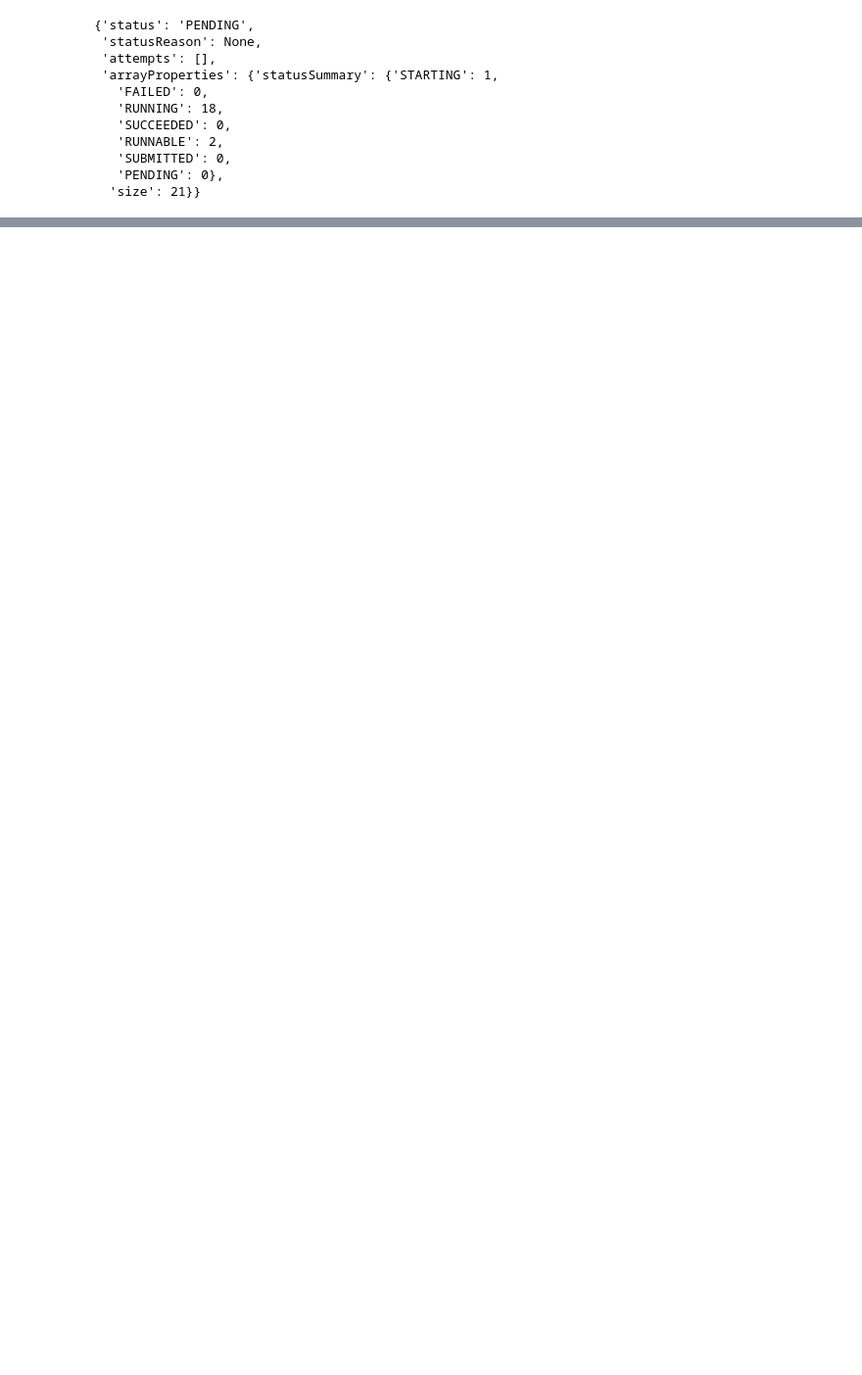
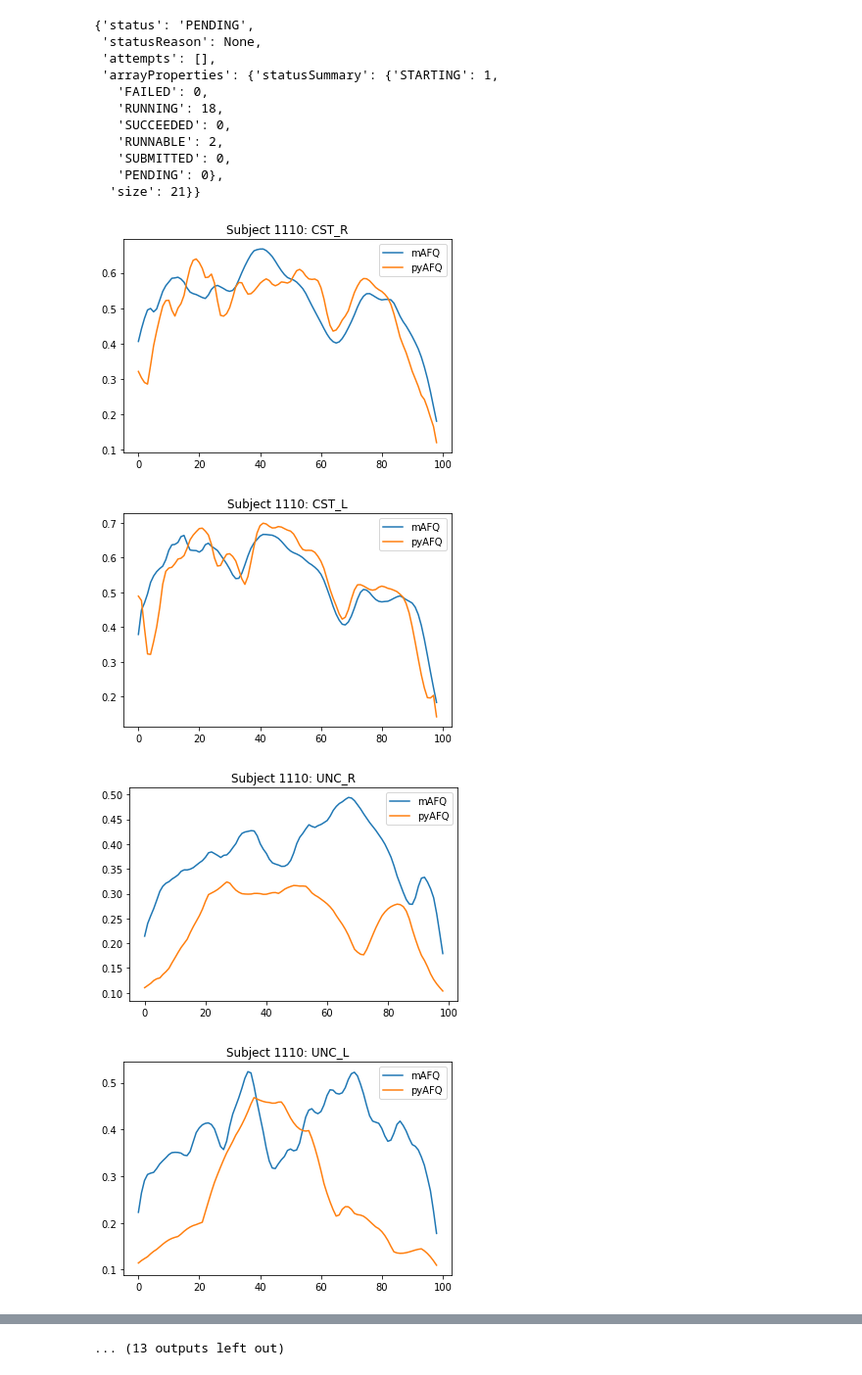
Before and after one commit to 36000/pyAFQ-scripts, a Jupyter notebook: cloudknot/cloudknot_prek.ipynb, the cells around one changed output, grey strips where cells are left out. Shown at 98% size. Cells and saved outputs as stored; diff of their text form; code cells hidden in the pictures; blank space fills up the shorter version.

Commit message:
script for prek added

```diff
--- a/cloudknot/cloudknot_prek.ipynb
+++ b/cloudknot/cloudknot_prek.ipynb
@@ -249,0 +137,20 @@ j0.status
+# %%
+import s3fs
+s3 = s3fs.S3FileSystem(anon=False)
+
+try:
+    s3.get(f'prek-diffusion/derivatives/AFQ_allvols_rt_ses-pre_19-Nov-2019.mat', 'source.mat')
+except FileNotFoundError:
+    print(f'mAFQ streamlines not found')
+
+# use AFQ browser to process this
+# %%
+for subject in inputs:
+    try:
+        s3.get(f'prek-diffusion/derivatives/sub-{subject}/pyafq/sub-{subject}/sub-{subject}_model-csd_track-det_segment-afq_profiles.csv', f'sub-{subject}_pyAFQ_profiles.csv')
+    except FileNotFoundError:
+        print(f'subject {subject} streamlines not found')
+# %%
+import pandas as pd
+import numpy as np
+profiles_matlab = pd.read_csv('./AFQ-browser/client/data/nodes.csv')
@@ -249,0 +184,31 @@ j0.status
+# %%
+from matplotlib import pyplot as plt
+from sklearn.metrics import f1_score
+bundles = ['CST_R', 'CST_L', 'UNC_R', 'UNC_L', 'IFO_L', 'IFO_R', 'ARC_R', 'ARC_L']
+subjects = [1110,1112,1113]
+
+percent_diffs = pd.DataFrame(index=bundles, columns=subjects)
+for subject in subjects:
+    for bundle in bundles:
+        profiles_afq = pd.read_csv(f'sub-{subject}_pyAFQ_profiles.csv')
+
+        ml_test = profiles_matlab[(profiles_matlab['subjectID'] == subject) & (profiles_matlab['tractID'] == bundle)]['fa']
+        afq_test = profiles_afq[(profiles_afq['Subject'] == subject) & (profiles_afq['Bundle'] == bundle)]['Value']
+        ml_test = ml_test.to_numpy()[1:]
+        afq_test = afq_test.to_numpy()[1:]
+        plt.plot(ml_test)
+        plt.plot(afq_test)
+        plt.title('Subject ' + str(subject) + ': ' + bundle)
+        plt.legend(['mAFQ', 'pyAFQ'])
+        plt.show()
+
+
+        percent_diffs.at[bundle, subject] = np.mean((afq_test - ml_test)/ml_test)
+
+print('Mean Percent Differences')
+print(percent_diffs)
+# %% [output]
+[figure, added]
+[figure, added]
+[figure, added]
+[figure, added]
@@ -249,0 +223 @@ j0.status
+... (13 outputs left out)
```
Also changed, not shown: parts of 10 cells of this notebook, 2 other files.
